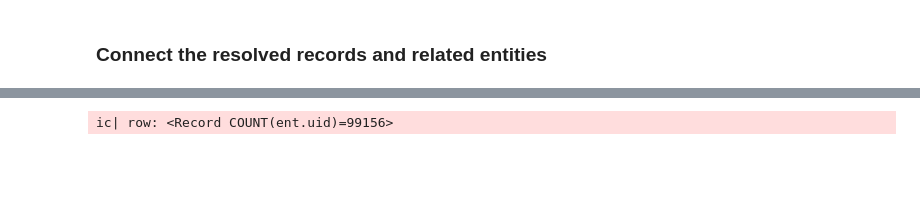
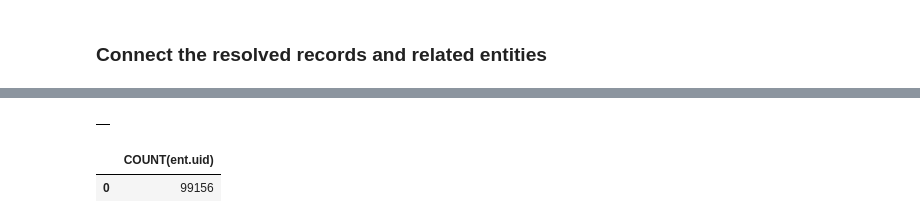
Before and after one commit to DerwenAI/ERKG, a Jupyter notebook: examples/graph.ipynb, the cells around one changed output, grey strips where cells are left out. Drawn from its saved outputs; the diff is of its cells as text; code cells hidden in the pictures; blank space fills up the shorter version.

```diff
--- a/examples/graph.ipynb
+++ b/examples/graph.ipynb
@@ -134,10 +133,11 @@ database: str = os.environ.get("NEO4J_DBMS")
 username: str = os.environ.get("NEO4J_USER")
 password: str = os.environ.get("NEO4J_PASS")
 
-driver: neo4j.BoltDriver = neo4j.GraphDatabase.driver(
+gds:GraphDataScience = GraphDataScience(
     bolt_uri,
     auth = ( username, password, ),
     database = database,
+    aura_ds = False,
 )
 # %% [markdown]
 ## Build the KG in Neo4j
@@ -199,13 +210,40 @@ with driver.session() as session:
+# %%
+df_rel: pd.DataFrame = pd.DataFrame([
+    {
+        "entity_uid": entity.entity_id,
+        "rel_ent": rel_ent["ENTITY_ID"],
+        "ambiguous": (rel_ent["IS_AMBIGUOUS"] == 0),
+        "disclosed": (rel_ent["IS_DISCLOSED"] == 0),
+        "match_key": rel_ent["MATCH_KEY"],
+        "match_level": rel_ent["MATCH_LEVEL"],
+        "match_level_code": rel_ent["MATCH_LEVEL_CODE"],
+    }
+    for entity in entities.values()
+    for rel_key, rel_ent in entity.related.items()
+])
+
+unwind_query: str = """
+UNWIND $rows AS row
+CALL {
+  WITH row
+  MATCH
+    (ent:Entity {uid: row.entity_uid}),
+    (rel_ent:Entity {uid: row.rel_ent})
+  MERGE (ent)-[:RELATED {ambiguous: row.ambiguous, disclosed: row.disclosed, match_key: row.match_key, match_level: row.match_level, match_level_code: row.match_level_code}]->(rel_ent)
+} IN TRANSACTIONS OF 10000 ROWS
+    """
+
+gds.run_cypher(
+    unwind_query,
+    {"rows": df_rel.to_dict(orient = "records")},
+)
+# %% [output]
+|  |
 # %%
-query = """
+gds.run_cypher("""
 MATCH (ent:Entity)
 RETURN COUNT(ent.uid)
-    """
-
-with driver.session() as session:
-    result = session.run(query)
-
-    for row in result:
-        ic(row)
+""")
 # %% [output]
-ic| row: <Record COUNT(ent.uid)=99156>
+|  | COUNT(ent.uid) |
+| 0 | 99156 |
```
Also changed, not shown: parts of 9 cells of this notebook, 8 other files.
